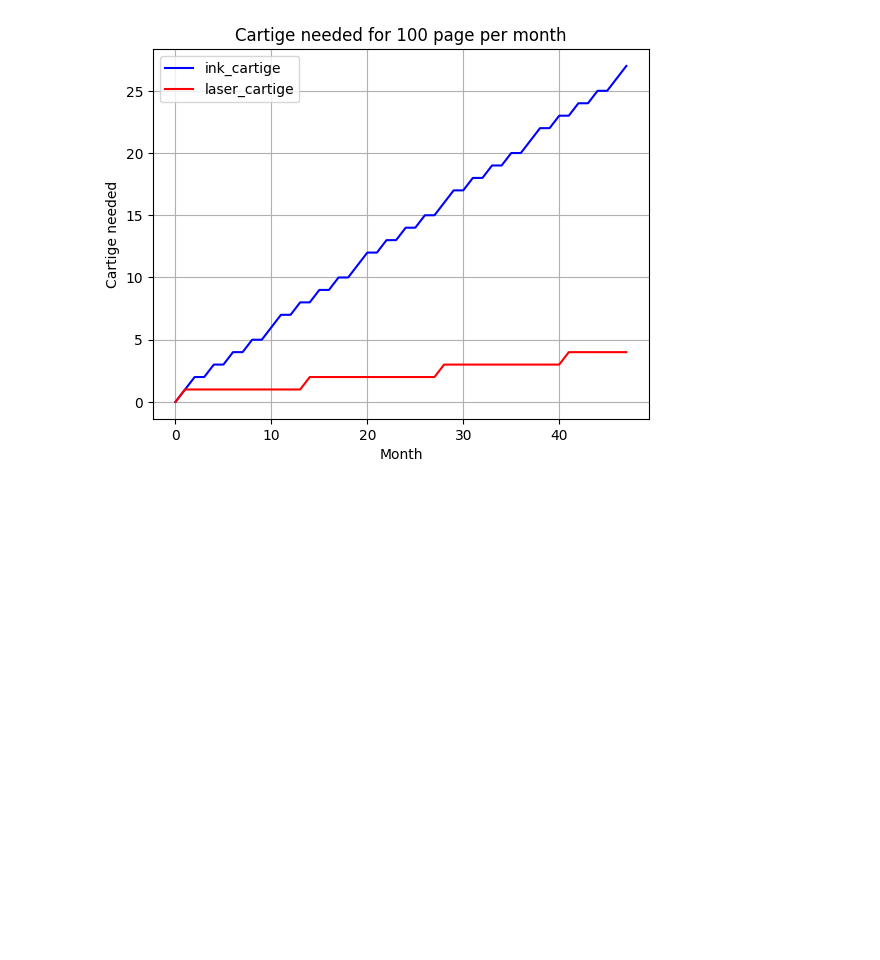
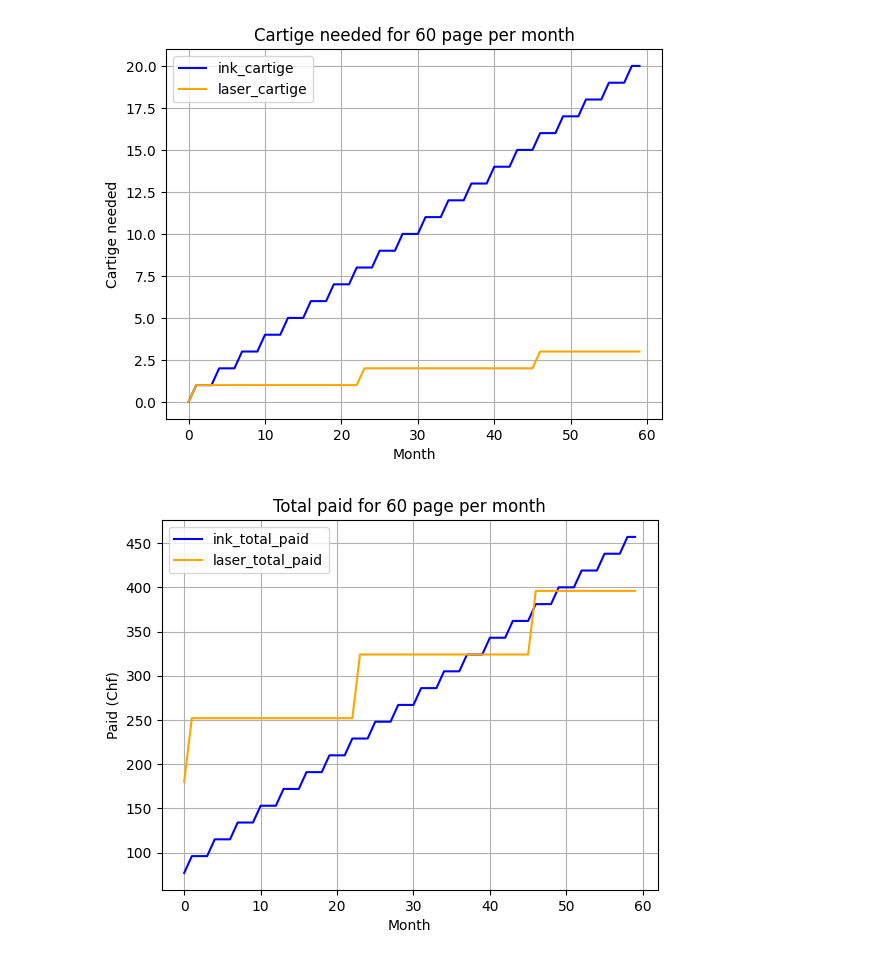
Before and after one commit to Basile-hltd/Printer-Rentability-Calculator, a Jupyter notebook: Calculator.ipynb, the cells around one changed output. Saved outputs shown, nothing was run; the diff lists cells and outputs as text; code cells hidden in the pictures; blank space fills up the shorter version.

```diff
--- a/Calculator.ipynb
+++ b/Calculator.ipynb
@@ -20,8 +20,8 @@ for fichier in fichiers_png:
 #ink    :   Canon PIXMA MG3650S
 #laser  :   Canon i-Sensys LBP631Cw
 
-page_per_month = 100
-month_calculation = 48
+page_per_month = 60
+month_calculation = 12*5
 
 ink_Printer_Price = 77.5
 laser_Printer_Price = 180
@@ -31,32 +31,51 @@ ink_cartige_page_capacity = 180
 ink_price_per_page = ink_cartige_price / ink_cartige_page_capacity
 
 laser_cartige_price = 72
 laser_cartige_page_capacity = 1350
 laser_price_per_page = laser_cartige_price / laser_cartige_page_capacity
 
 #print("ink_price_per_page\t:\t", ink_price_per_page)
 #print("laser_price_per_page\t:\t", laser_price_per_page)
 
 months = np.arange(0, month_calculation, 1)
 
 ink_cartige_needed = np.arange(0, month_calculation, 1)
 laser_cartige_needed = np.arange(0, month_calculation, 1)
 
+ink_total_paid = np.arange(0, month_calculation, 1)
+laser_total_paid = np.arange(0, month_calculation, 1)
+
 for month in months:
     total_page_printed = month * page_per_month
 
     ink_cartige_needed[month] = math.ceil(total_page_printed / ink_cartige_page_capacity)
     laser_cartige_needed[month] = math.ceil(total_page_printed / laser_cartige_page_capacity)
 
+    ink_total_paid[month] = ink_Printer_Price + ink_cartige_needed[month] * ink_cartige_price
+    laser_total_paid[month] = laser_Printer_Price + laser_cartige_needed[month] * laser_cartige_price
+
+
 plt.figure()
 plt.plot(months, ink_cartige_needed, label='ink_cartige', color='blue')
-plt.plot(months, laser_cartige_needed, label='laser_cartige', color='red')
+plt.plot(months, laser_cartige_needed, label='laser_cartige', color='orange')
 plt.title("Cartige needed for %d page per month" % page_per_month)
 plt.xlabel("Month")
 plt.ylabel("Cartige needed")
 plt.legend()
 plt.grid(True)
 plt.savefig("Cartige_needed.png")
 plt.show()
+
+plt.figure()
+plt.plot(months, ink_total_paid, label='ink_total_paid', color='blue')
+plt.plot(months, laser_total_paid, label='laser_total_paid', color='orange')
+plt.title("Total paid for %d page per month" % page_per_month)
+plt.xlabel("Month")
+plt.ylabel("Paid (Chf)")
+plt.legend()
+plt.grid(True)
+plt.savefig("Total_paid.png")
+plt.show()
 # %% [output]
-[figure, old version]
+[figure, new version]
+[figure, added]
```
Also changed, not shown: 3 other files.
